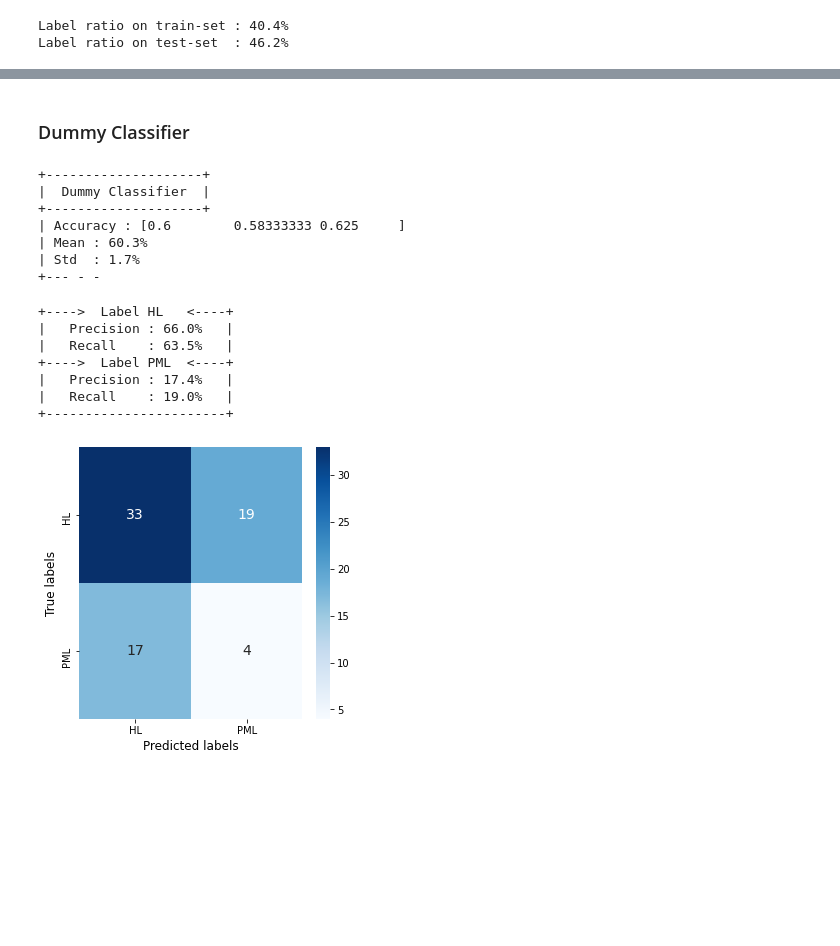
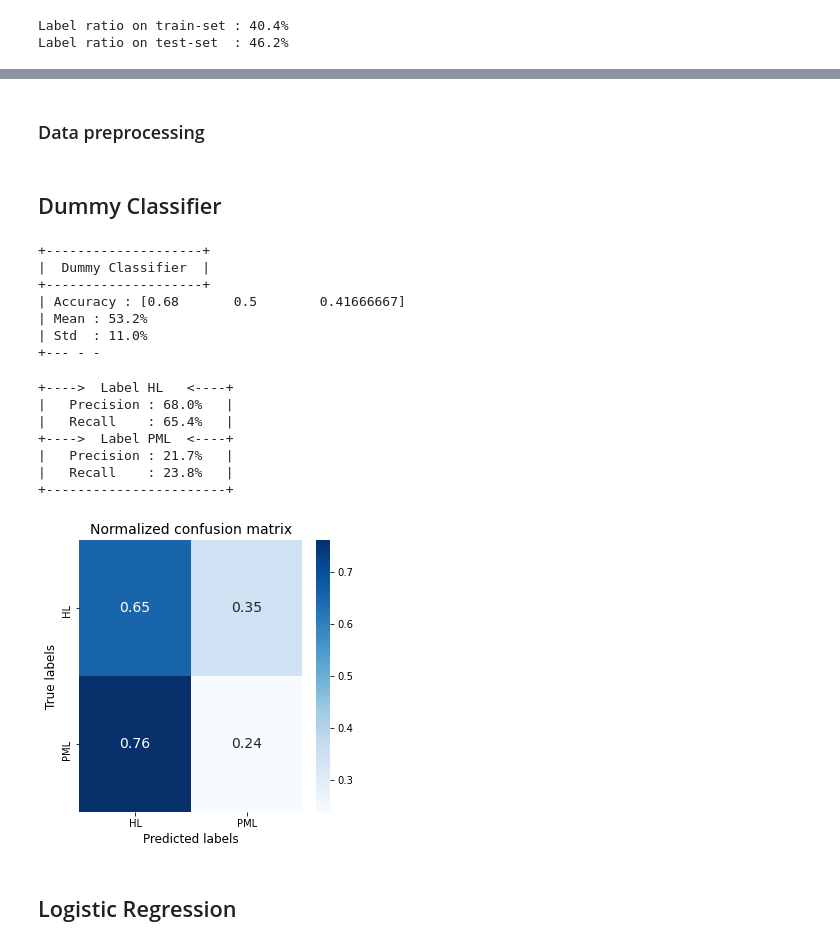
Before and after one commit to harel-coffee/mediastinal-lymphoma-classification-auto, a Jupyter notebook: binary_classification.ipynb, the cells around one changed output, grey strips where cells are left out. Drawn from its saved outputs; the diff is of its cells as text; code cells hidden in the pictures; blank space fills up the shorter version.

Commit message:
added logistic regression and ensemble

```diff
--- a/binary_classification.ipynb
+++ b/binary_classification.ipynb
@@ -141,5 +108,15 @@ def optuna_study (
+# %% [markdown]
+### Data preprocessing
+# %%
+from sklearn.preprocessing import MinMaxScaler, StandardScaler
+
+#scaler = MinMaxScaler()
+scaler = StandardScaler()
+
+X_train = scaler . fit_transform ( X_train )
+X_test  = scaler . transform ( X_test )
 # %% [markdown]
-### Dummy Classifier
+## Dummy Classifier
 # %%
 from utils import DummyClassifier
 
@@ -164,9 +141,9 @@ display_score ( model_name = "Dummy Classifier", scores = scores )
 +--------------------+
 |  Dummy Classifier  |
 +--------------------+
-| Accuracy : [0.6        0.58333333 0.625     ]
-| Mean : 60.3%
-| Std  : 1.7%
+| Accuracy : [0.68       0.5        0.41666667]
+| Mean : 53.2%
+| Std  : 11.0%
 +--- - -
 # %%
 import seaborn as sns
@@ -178,44 +155,58 @@ from sklearn.metrics         import confusion_matrix
 y_train_pred = cross_val_predict ( clf_dummy, X_train, y_train, cv = 3 )
 
 
-def precision_recall_scores ( y_true, y_pred, verbose = False, labels = None, show_conf_matrix = False ):
+def precision_recall_scores (
+                              y_true  : np.ndarray ,
+                              y_pred  : np.ndarray ,
+                              verbose : bool = False ,
+                              labels  : list = None ,
+                              show_conf_matrix : bool = False ,
+                              normalization : bool = False ,
+                            ):
   if labels is not None:
     if len(labels) != len(np.unique(y_true)):
       raise ValueError ( "Labels list length doesn't match with the true number of classes." )
   else:
-    labels = np.arange ( len(np.unique(y_true)) )
+    labels = np.unique ( y_true )
 
   conf_matrix = confusion_matrix ( y_train, y_train_pred )
   precision = np.zeros ( len(conf_matrix) )
   recall    = np.zeros ( len(conf_matrix) )
 
   for i in range ( len(conf_matrix) ):
     precision[i] = conf_matrix[i,i] / np.sum ( conf_matrix[:,i] )
     recall[i]    = conf_matrix[i,i] / np.sum ( conf_matrix[i,:] )
     if verbose:
       print ( "+---->  Label {:3}  <----+" . format (labels[i]) )
       print ( "|   Precision : {:.1f}%   |" . format (100 * precision[i]) )
       print ( "|   Recall    : {:.1f}%   |" . format (100 * recall[i])    )
   if verbose: print ( "+-----------------------+" )
 
   if show_conf_matrix:
     plt.figure ( figsize = (5,5) )
+    if normalization:
+      plt.title ( "Normalized confusion matrix", fontsize = 14 )
+      conf_matrix = conf_matrix / np.sum ( conf_matrix, axis = 1 ) [:,None]
+    else:
+      plt.title ( "Confusion matrix", fontsize = 14 )
     conf_matrix = pd.DataFrame (conf_matrix, index = labels, columns = labels )
     sns.heatmap ( conf_matrix, annot = True, annot_kws = { "size" : 14 }, cmap = "Blues" )
     plt.xlabel ( "Predicted labels", fontsize = 12 )
     plt.ylabel ( "True labels", fontsize = 12)
     plt.show()
 
   return precision, recall
 
 
-_ = precision_recall_scores ( y_train, y_train_pred, verbose = True, labels = ["HL", "PML"], show_conf_matrix = True )
+_ = precision_recall_scores ( y_train, y_train_pred, verbose = True, labels = ["HL", "PML"], show_conf_matrix = True, normalization = True )
 # %% [output]
 +---->  Label HL   <----+
-|   Precision : 66.0%   |
-|   Recall    : 63.5%   |
+|   Precision : 68.0%   |
+|   Recall    : 65.4%   |
 +---->  Label PML  <----+
-|   Precision : 17.4%   |
-|   Recall    : 19.0%   |
+|   Precision : 21.7%   |
+|   Recall    : 23.8%   |
 +-----------------------+
-[figure, old version]
+[figure, new version]
+# %% [markdown]
+## Logistic Regression
```
Also changed, not shown: parts of 30 cells of this notebook.
